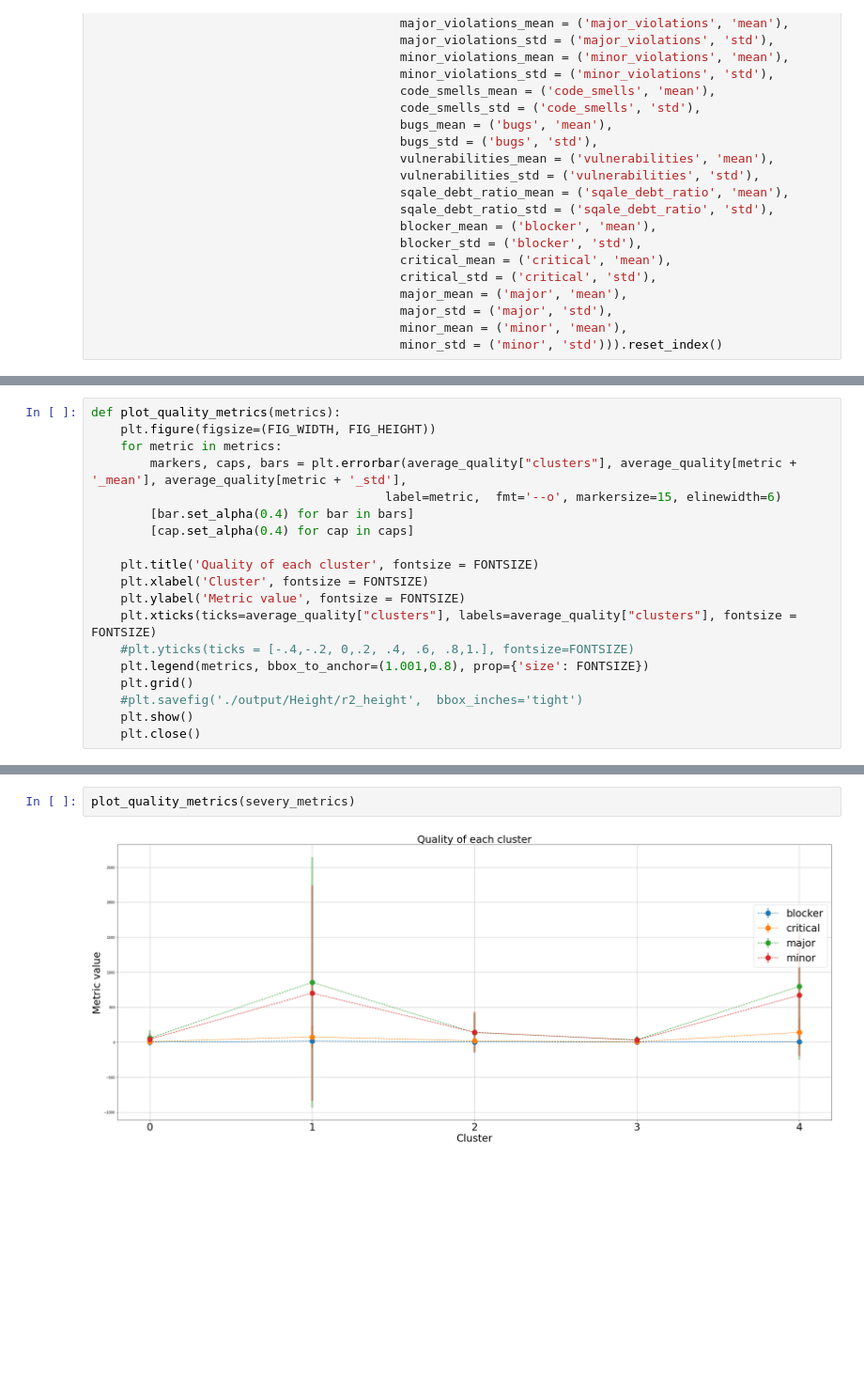
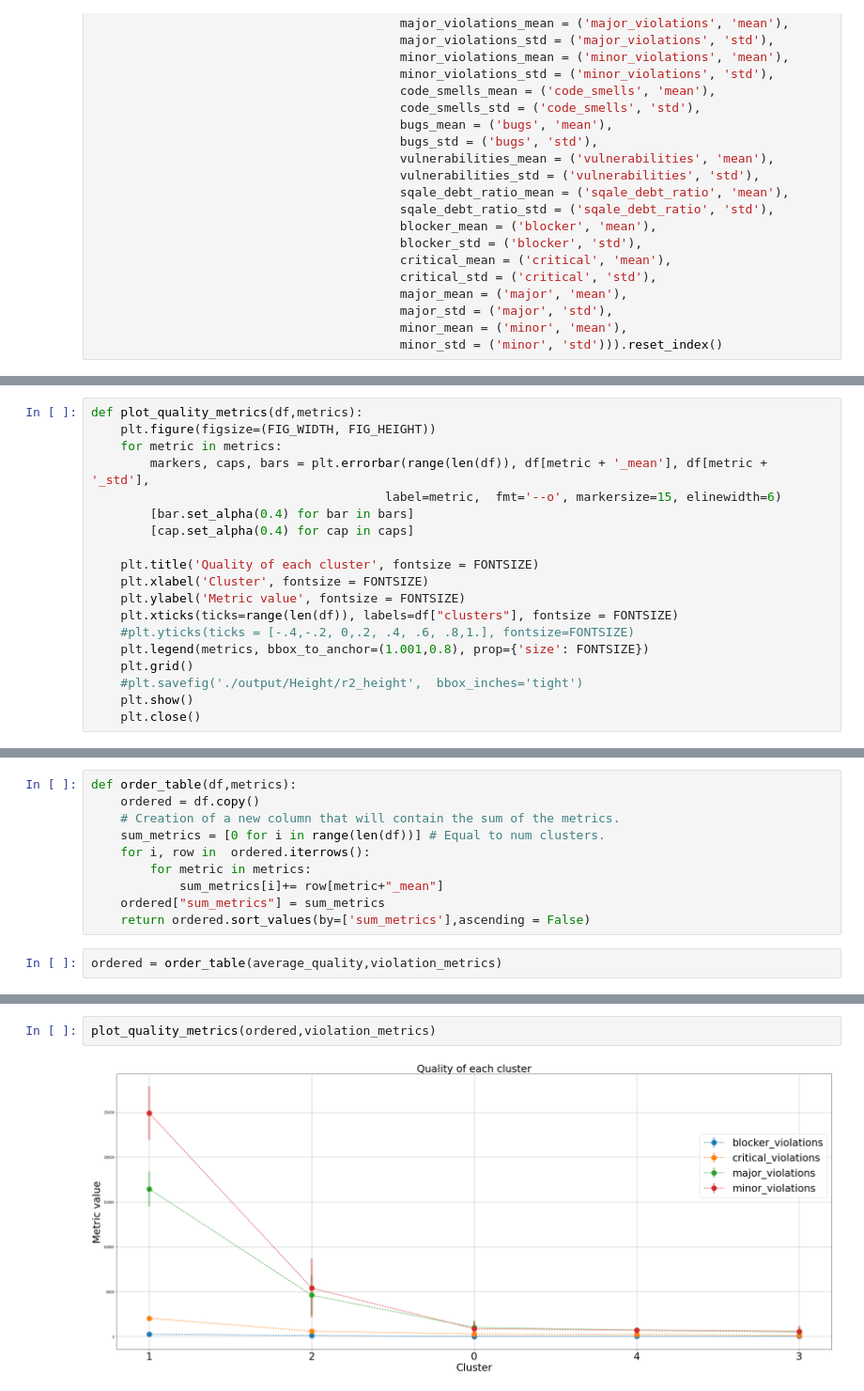
Before and after one commit to Vinomo4/SWTech, a Jupyter notebook: models/Validation.ipynb, the cells around one changed output, grey strips where cells are left out. Shown at 94% size. Drawn from its saved outputs; the diff is of its cells as text; blank space fills up the shorter version.

Commit message:
Added ordered plots for quality metrics

```diff
--- a/models/Validation.ipynb
+++ b/models/Validation.ipynb
@@ -76,8 +73,8 @@ FIG_HEIGHT = 15
 # %%
-def plot_quality_metrics(metrics):
+def plot_quality_metrics(df,metrics):
     plt.figure(figsize=(FIG_WIDTH, FIG_HEIGHT))
     for metric in metrics:
-        markers, caps, bars = plt.errorbar(average_quality["clusters"], average_quality[metric + '_mean'], average_quality[metric + '_std'],
+        markers, caps, bars = plt.errorbar(range(len(df)), df[metric + '_mean'], df[metric + '_std'],
                                         label=metric,  fmt='--o', markersize=15, elinewidth=6)
         [bar.set_alpha(0.4) for bar in bars]
         [cap.set_alpha(0.4) for cap in caps]
@@ -85,7 +82,7 @@ def plot_quality_metrics(metrics):
     plt.title('Quality of each cluster', fontsize = FONTSIZE)
     plt.xlabel('Cluster', fontsize = FONTSIZE)
     plt.ylabel('Metric value', fontsize = FONTSIZE)
-    plt.xticks(ticks=average_quality["clusters"], labels=average_quality["clusters"], fontsize = FONTSIZE)
+    plt.xticks(ticks=range(len(df)), labels=df["clusters"], fontsize = FONTSIZE)
     #plt.yticks(ticks = [-.4,-.2, 0,.2, .4, .6, .8,1.], fontsize=FONTSIZE)
     plt.legend(metrics, bbox_to_anchor=(1.001,0.8), prop={'size': FONTSIZE})
     plt.grid()
@@ -98,2 +95,14 @@ severy_metrics = ["blocker", "critical", "major", "minor"]
 other_metrics = ["code_smells", "bugs", "vulnerabilities", "sqale_debt_ratio"]
+# %%
+def order_table(df,metrics):
+    ordered = df.copy()
+    # Creation of a new column that will contain the sum of the metrics.
+    sum_metrics = [0 for i in range(len(df))] # Equal to num clusters.
+    for i, row in  ordered.iterrows():
+        for metric in metrics:
+            sum_metrics[i]+= row[metric+"_mean"]
+    ordered["sum_metrics"] = sum_metrics
+    return ordered.sort_values(by=['sum_metrics'],ascending = False)
+# %%
+ordered = order_table(average_quality,violation_metrics)
 # %%
@@ -101,6 +110,6 @@ plot_quality_metrics(violation_metrics)
 # %% [output]
 [figure]
-# %%
-plot_quality_metrics(severy_metrics)
-# %% [output]
-[figure, removed]
+# %%
+plot_quality_metrics(ordered,violation_metrics)
+# %% [output]
+[figure, added]
```
Also changed, not shown: parts of 11 cells of this notebook, 1 other file.
